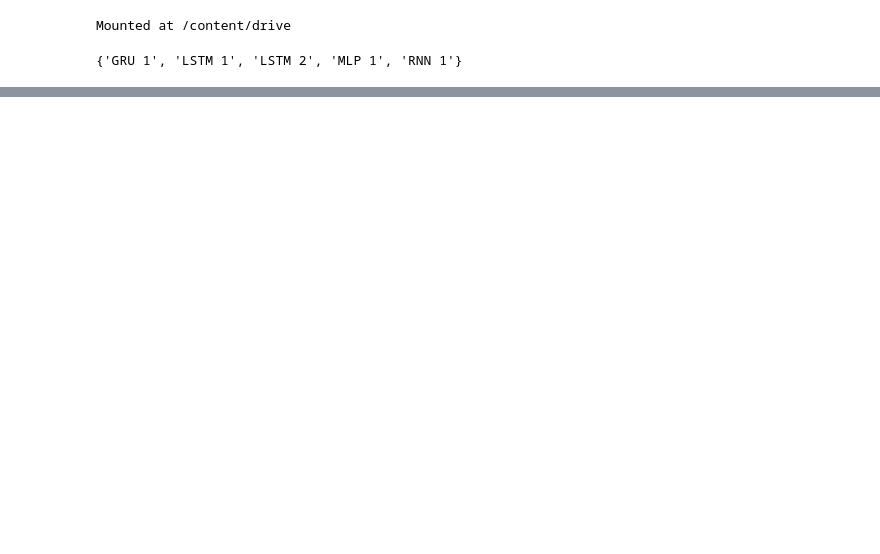
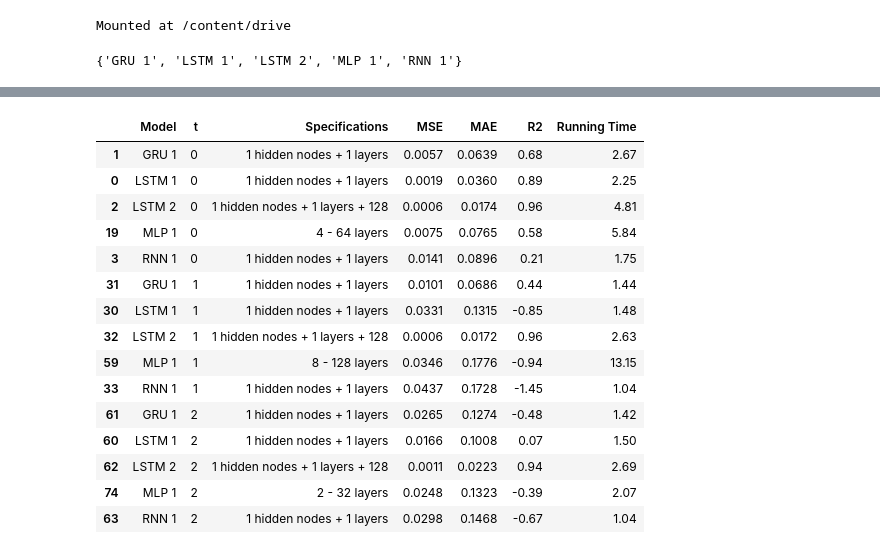
Before and after one commit to gonzalezcortes/RNN-IGPL-2022, a Jupyter notebook: results_tables_plot_python.ipynb, the cells around one changed output, grey strips where cells are left out. Saved outputs shown, nothing was run; the diff lists cells and outputs as text; code cells hidden in the pictures; blank space fills up the shorter version.

```diff
--- a/results_tables_plot_python.ipynb
+++ b/results_tables_plot_python.ipynb
@@ -70,3 +49,27 @@ results = results.drop(columns=['Unnamed: 0', 'Configuration','Predictions'])
+# %%
+results = data_original.loc[data_original.groupby(['Model','t'])['MSE'].idxmin()]
+results[['MSE','MAE']] = results[['MSE','MAE']].round(decimals=4)
+results[['R2', 'Running Time']] = results[['R2','Running Time']].round(decimals=2)
+results = results.sort_values(by=['t'])
+results = results.drop(columns=['Configuration','Predictions'])
+results
+# %% [output]
+|  | Model | t | Specifications | MSE | MAE | R2 | Running Time |
+| 1 | GRU 1 | 0 | 1 hidden nodes + 1 layers | 0.0057 | 0.0639 | 0.68 | 2.67 |
+| 0 | LSTM 1 | 0 | 1 hidden nodes + 1 layers | 0.0019 | 0.0360 | 0.89 | 2.25 |
+| 2 | LSTM 2 | 0 | 1 hidden nodes + 1 layers + 128 | 0.0006 | 0.0174 | 0.96 | 4.81 |
+| 19 | MLP 1 | 0 | 4 - 64 layers | 0.0075 | 0.0765 | 0.58 | 5.84 |
+| 3 | RNN 1 | 0 | 1 hidden nodes + 1 layers | 0.0141 | 0.0896 | 0.21 | 1.75 |
+| 31 | GRU 1 | 1 | 1 hidden nodes + 1 layers | 0.0101 | 0.0686 | 0.44 | 1.44 |
+| 30 | LSTM 1 | 1 | 1 hidden nodes + 1 layers | 0.0331 | 0.1315 | -0.85 | 1.48 |
+| 32 | LSTM 2 | 1 | 1 hidden nodes + 1 layers + 128 | 0.0006 | 0.0172 | 0.96 | 2.63 |
+| 59 | MLP 1 | 1 | 8 - 128 layers | 0.0346 | 0.1776 | -0.94 | 13.15 |
+| 33 | RNN 1 | 1 | 1 hidden nodes + 1 layers | 0.0437 | 0.1728 | -1.45 | 1.04 |
+| 61 | GRU 1 | 2 | 1 hidden nodes + 1 layers | 0.0265 | 0.1274 | -0.48 | 1.42 |
+| 60 | LSTM 1 | 2 | 1 hidden nodes + 1 layers | 0.0166 | 0.1008 | 0.07 | 1.50 |
+| 62 | LSTM 2 | 2 | 1 hidden nodes + 1 layers + 128 | 0.0011 | 0.0223 | 0.94 | 2.69 |
+| 74 | MLP 1 | 2 | 2 - 32 layers | 0.0248 | 0.1323 | -0.39 | 2.07 |
+| 63 | RNN 1 | 2 | 1 hidden nodes + 1 layers | 0.0298 | 0.1468 | -0.67 | 1.04 |
 # %%
 results.to_latex(index=False)
 # %% [output]
```
Also changed, not shown: parts of 40 cells of this notebook, 24 other files.
